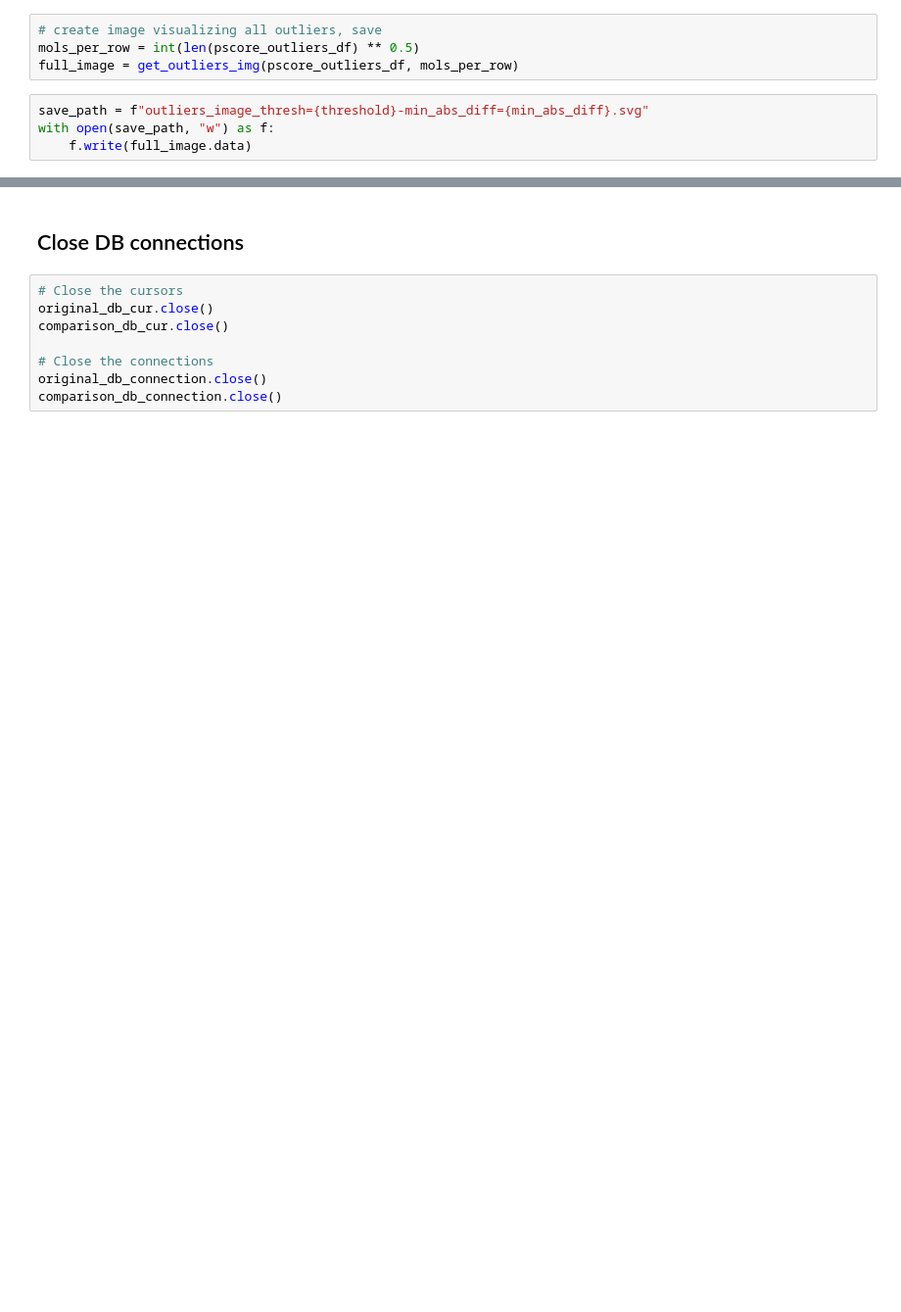
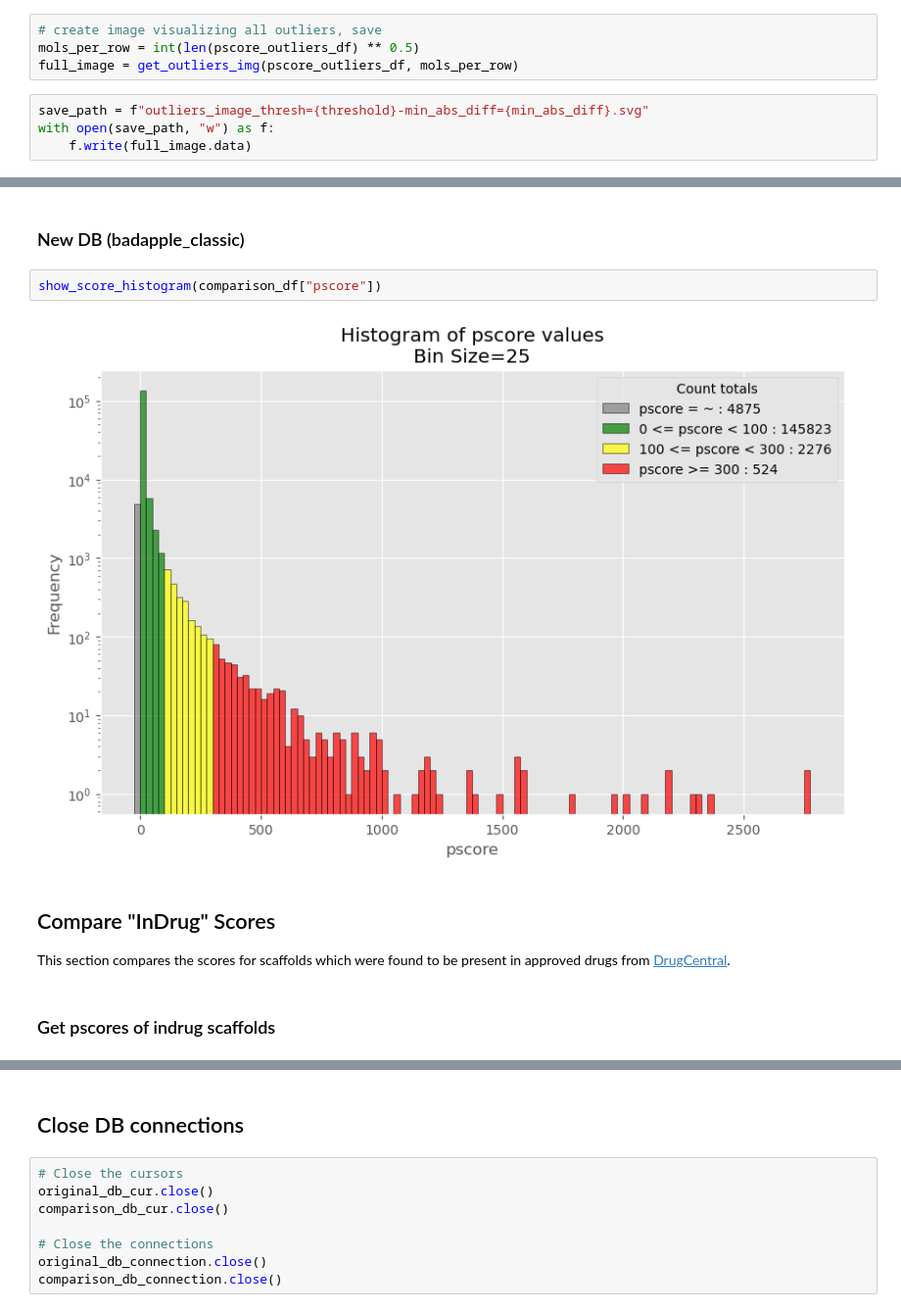
Before and after one commit to unmtransinfo/Badapple2, a Jupyter notebook: badapple1_comparison/src/notebooks/score_comparison.ipynb, the cells around one changed output, grey strips where cells are left out. Shown at 98% size. Saved outputs shown, nothing was run; the diff lists cells and outputs as text; blank space fills up the shorter version.

```diff
--- a/badapple1_comparison/src/notebooks/score_comparison.ipynb
+++ b/badapple1_comparison/src/notebooks/score_comparison.ipynb
@@ -192,0 +242,11 @@ with open(save_path, "w") as f:
+# %% [markdown]
+### New DB (badapple_classic)
+# %%
+show_score_histogram(comparison_df["pscore"])
+# %% [output]
+[figure, added]
+# %% [markdown]
+## Compare "InDrug" Scores
+This section compares the scores for scaffolds which were found to be present in approved drugs from [DrugCentral](https://drugcentral.org/).
+# %% [markdown]
+### Get pscores of indrug scaffolds
```
Also changed, not shown: parts of 18 cells of this notebook.
